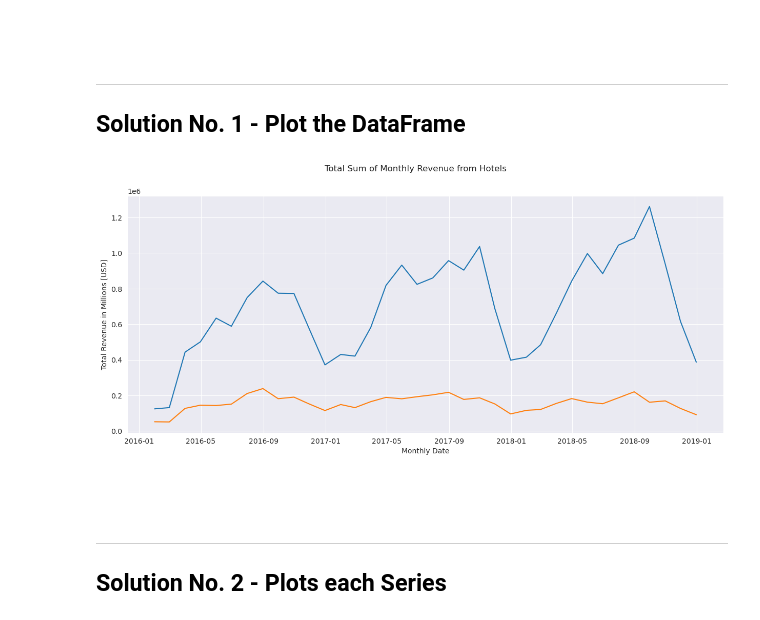
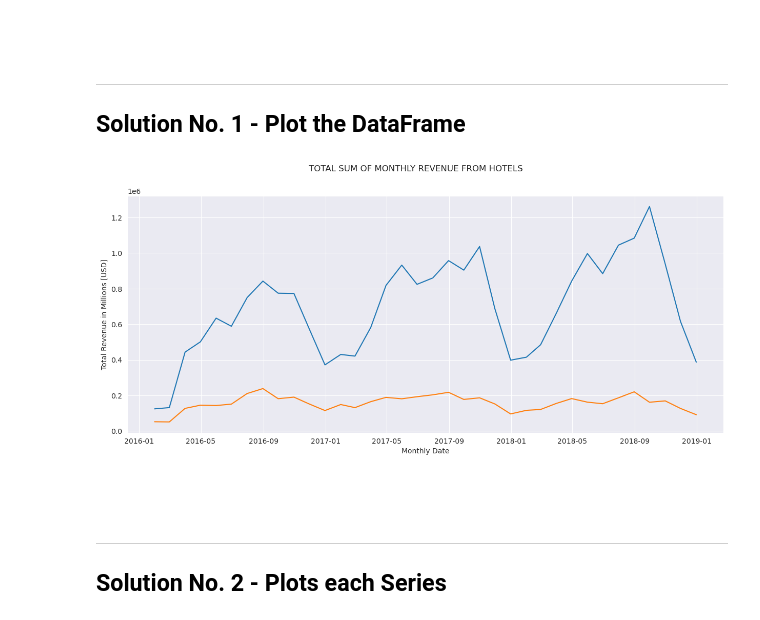
Before and after one commit to MiltonValleL/MatplotSea_Bootcamp, a Jupyter notebook: 1.Matplotlib_Fundamentals/04.Assignment_1.ipynb, the cells around one changed output. Drawn from its saved outputs; the diff is of its cells as text; code cells hidden in the pictures.

```diff
--- a/1.Matplotlib_Fundamentals/04.Assignment_1.ipynb
+++ b/1.Matplotlib_Fundamentals/04.Assignment_1.ipynb
@@ -56,0 +27,3 @@ memory usage: 31.3 MB
+# %%
+hotels['date'] = (pd.to_datetime('2018-12-31') - pd.to_timedelta(hotels.DaysSinceCreation, 'D')).astype('datetime64[ns]')
+hotels.head()
@@ -87,16 +88,19 @@ monthly_revenue.head()
 ---
 
 ## Solution No. 1 - Plot the DataFrame
-# %%
-fig = plt.figure(figsize=(15,6))
-ax = fig.add_subplot()
-ax.plot(monthly_revenue)
-fig.suptitle('Total Sum of Monthly Revenue from Hotels')
-ax.set_xlabel('Monthly Date')
-ax.set_ylabel('Total Revenue in Millions [USD]')
-plt.show()
-# %% [output]
-[figure, removed]
+# %%
+fig = plt.figure(figsize=(15,6))
+ax = fig.add_subplot()
+
+ax.plot(monthly_revenue)
+
+fig.suptitle('TOTAL SUM OF MONTHLY REVENUE FROM HOTELS')
+ax.set_xlabel('Monthly Date')
+ax.set_ylabel('Total Revenue in Millions [USD]')
+
+plt.show()
+# %% [output]
+[figure, added]
 # %% [markdown]
 <br><br>
 
```
Also changed, not shown: parts of 7 cells of this notebook.
